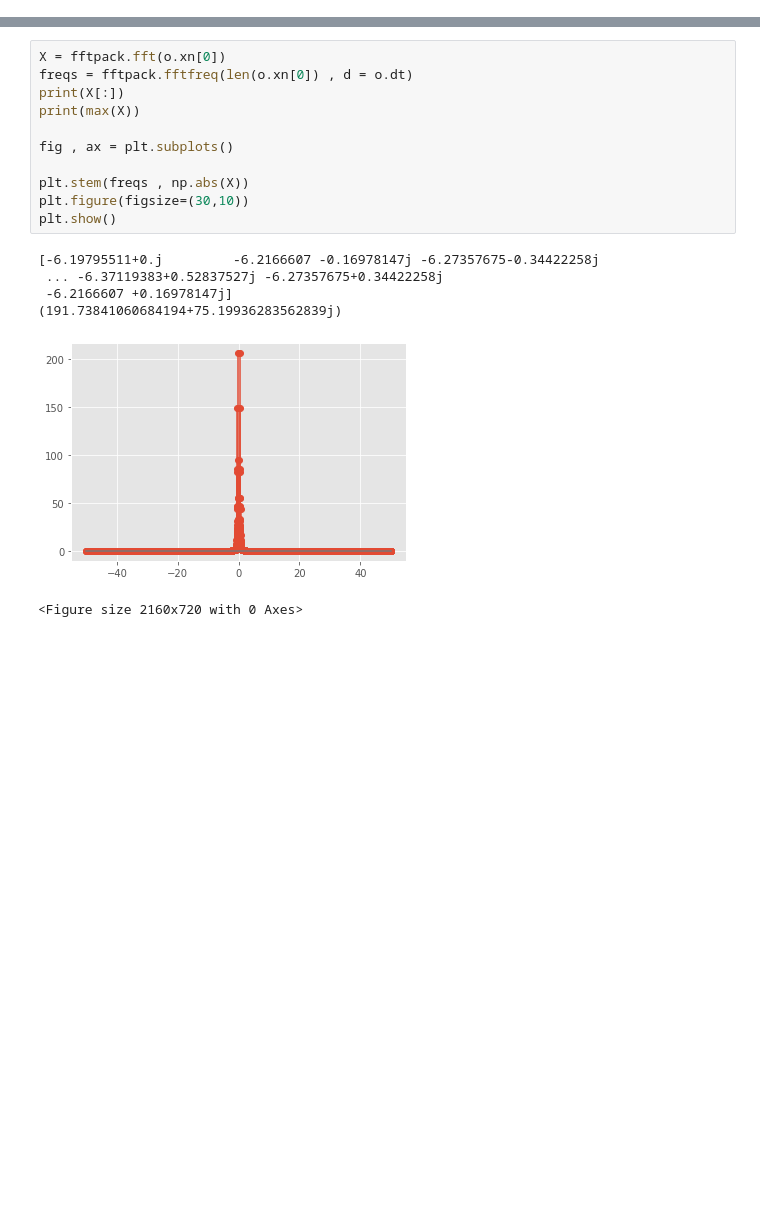
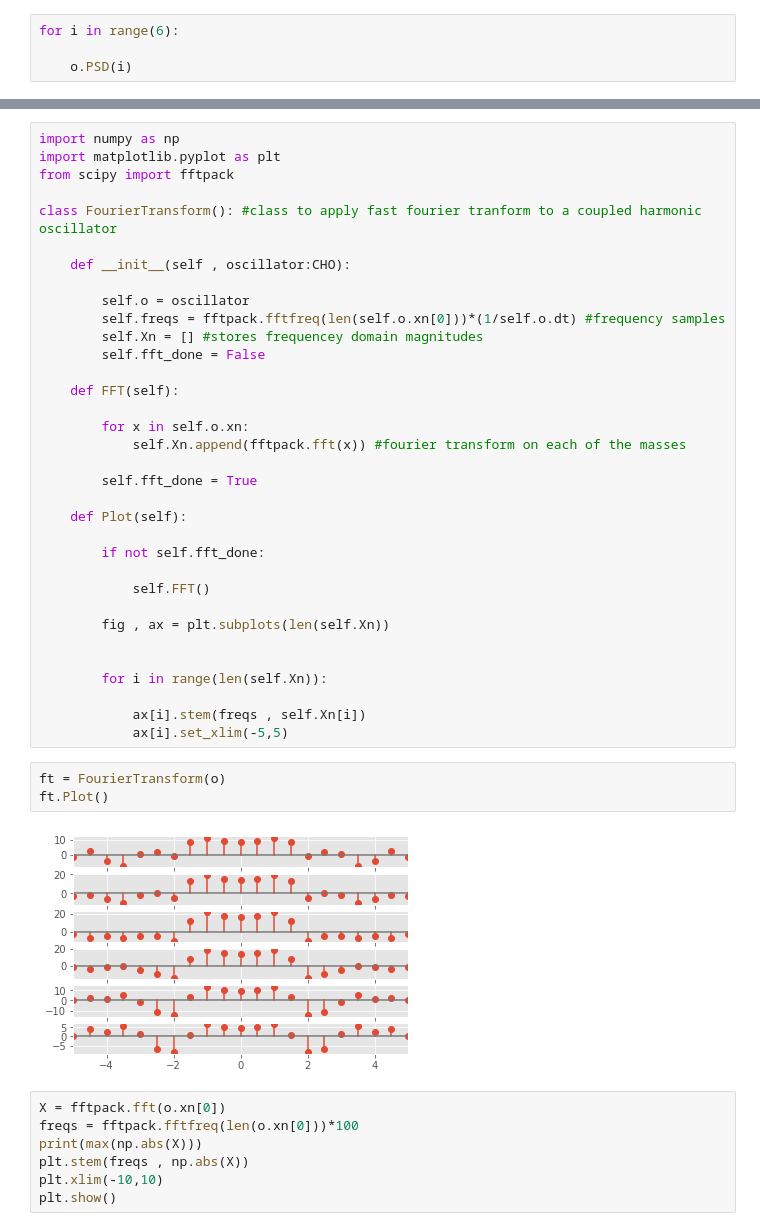
Before and after one commit to Aasrith1906/Mentorship-Program, a Jupyter notebook: session 2/session 2.ipynb, the cells around one changed output, grey strips where cells are left out. Drawn from its saved outputs; the diff is of its cells as text; blank space fills up the shorter version.

```diff
--- a/session 2/session 2.ipynb
+++ b/session 2/session 2.ipynb
@@ -143,0 +152,4 @@ o.PlotDisplacement()
+# %%
+for i in range(6):
+
+    o.PSD(i)
@@ -144,18 +182,46 @@ o.PlotDisplacement()
+# %%
+import numpy as np
+import matplotlib.pyplot as plt
+from scipy import fftpack
+
+class FourierTransform(): #class to apply fast fourier tranform to a coupled harmonic oscillator
+
+    def __init__(self , oscillator:CHO):
+
+        self.o = oscillator
+        self.freqs = fftpack.fftfreq(len(self.o.xn[0]))*(1/self.o.dt) #frequency samples
+        self.Xn = [] #stores frequencey domain magnitudes
+        self.fft_done = False
+
+    def FFT(self):
+
+        for x in self.o.xn:
+            self.Xn.append(fftpack.fft(x)) #fourier transform on each of the masses
+
+        self.fft_done = True
+
+    def Plot(self):
+
+        if not self.fft_done:
+
+            self.FFT()
+
+        fig , ax = plt.subplots(len(self.Xn))
+
+
+        for i in range(len(self.Xn)):
+
+            ax[i].stem(freqs , self.Xn[i])
+            ax[i].set_xlim(-5,5)
+# %%
+ft = FourierTransform(o)
+ft.Plot()
+# %% [output]
+[figure, added]
 # %%
 X = fftpack.fft(o.xn[0])
-freqs = fftpack.fftfreq(len(o.xn[0]) , d = o.dt)
-print(X[:])
-print(max(X))
-
-fig , ax = plt.subplots()
-
+freqs = fftpack.fftfreq(len(o.xn[0]))*100
+print(max(np.abs(X)))
 plt.stem(freqs , np.abs(X))
-plt.figure(figsize=(30,10))
+plt.xlim(-10,10)
 plt.show()
-# %% [output]
-[-6.19795511+0.j         -6.2166607 -0.16978147j -6.27357675-0.34422258j
- ... -6.37119383+0.52837527j -6.27357675+0.34422258j
- -6.2166607 +0.16978147j]
-(191.73841060684194+75.19936283562839j)
-[figure, removed]
-<Figure size 2160x720 with 0 Axes>
```
Also changed, not shown: parts of 5 cells of this notebook, 1 other file.
